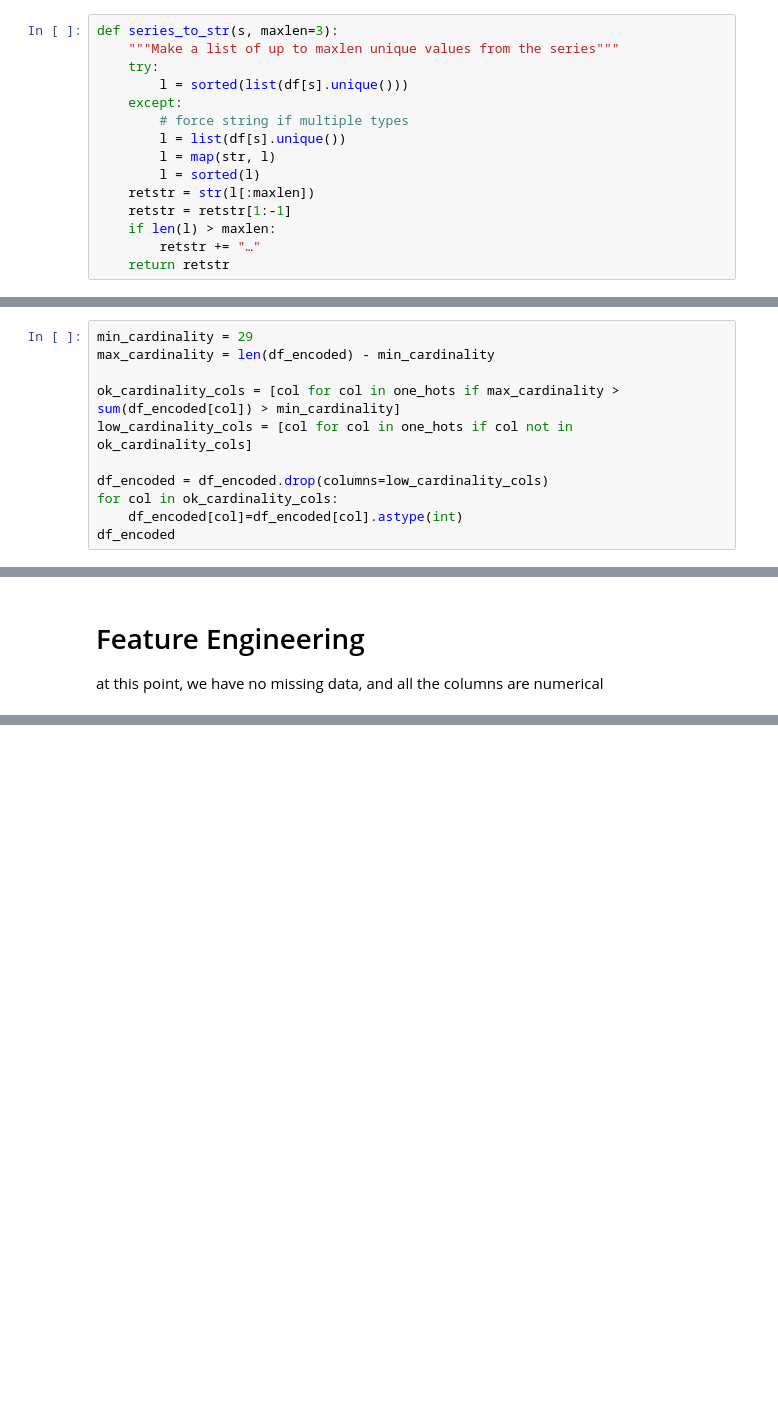
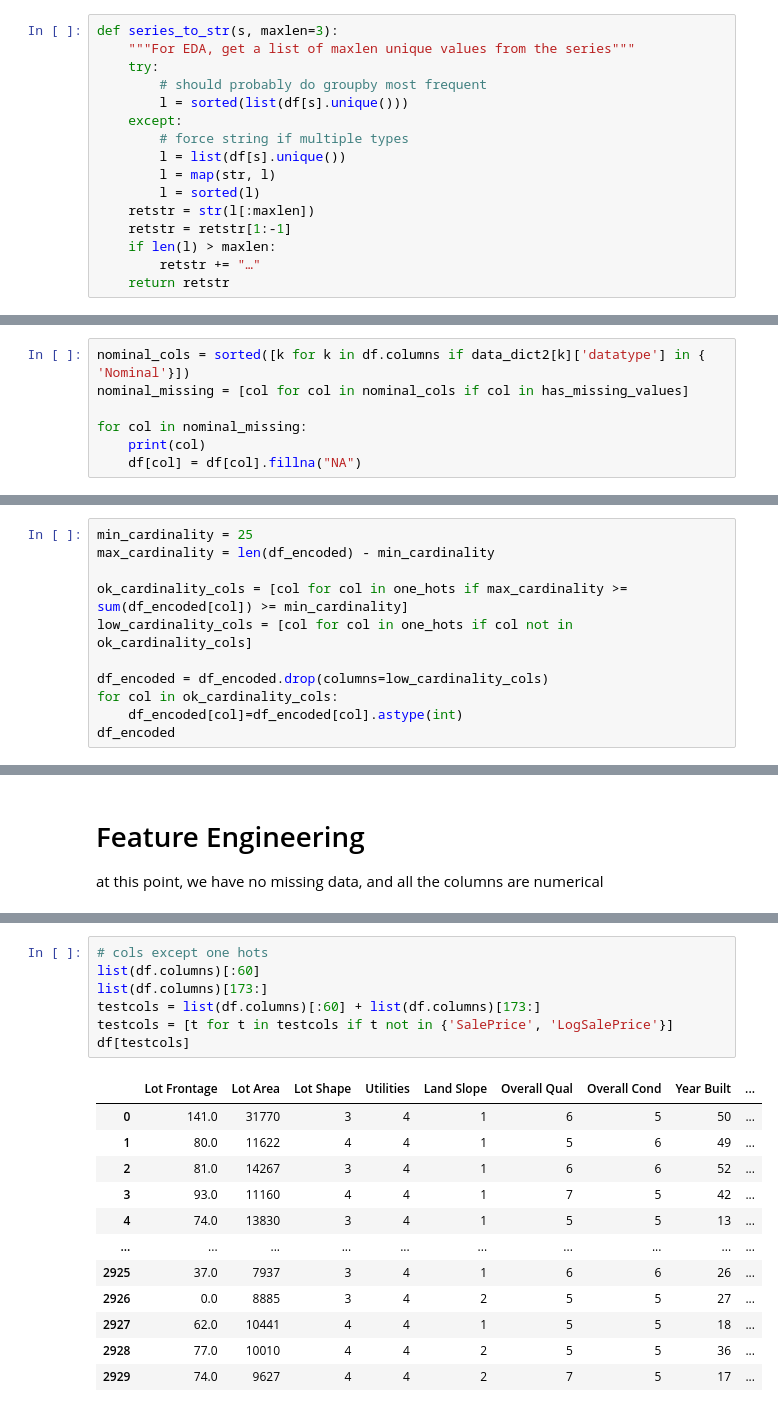
Before and after one commit to druce/iowa, a Jupyter notebook: ChatGPT_datascience.ipynb, the cells around one changed output, grey strips where cells are left out. Drawn from its saved outputs; the diff is of its cells as text; blank space fills up the shorter version.

```diff
--- a/ChatGPT_datascience.ipynb
+++ b/ChatGPT_datascience.ipynb
@@ -769,7 +860,8 @@ len(df)
 # %%
 def series_to_str(s, maxlen=3):
-    """Make a list of up to maxlen unique values from the series"""
+    """For EDA, get a list of maxlen unique values from the series"""
     try:
+        # should probably do groupby most frequent
         l = sorted(list(df[s].unique()))
     except:
         # force string if multiple types
@@ -1667,0 +1738,7 @@ for col in nominal_missing:
+# %%
+nominal_cols = sorted([k for k in df.columns if data_dict2[k]['datatype'] in { 'Nominal'}])
+nominal_missing = [col for col in nominal_cols if col in has_missing_values]
+
+for col in nominal_missing:
+    print(col)
+    df[col] = df[col].fillna("NA")
@@ -1729,10 +1802,10 @@ df_encoded
 # %%
 one_hots = [col for col in df_encoded.columns if df_encoded[col].dtype == bool]
 # %%
-min_cardinality = 29
+min_cardinality = 25
 max_cardinality = len(df_encoded) - min_cardinality
 
-ok_cardinality_cols = [col for col in one_hots if max_cardinality > sum(df_encoded[col]) > min_cardinality]
+ok_cardinality_cols = [col for col in one_hots if max_cardinality >= sum(df_encoded[col]) >= min_cardinality]
 low_cardinality_cols = [col for col in one_hots if col not in ok_cardinality_cols]
 
 df_encoded = df_encoded.drop(columns=low_cardinality_cols)
@@ -1989,0 +2071,20 @@ Elapsed:     50.867944 seconds
+# %%
+# cols except one hots
+list(df.columns)[:60]
+list(df.columns)[173:]
+testcols = list(df.columns)[:60] + list(df.columns)[173:]
+testcols = [t for t in testcols if t not in {'SalePrice', 'LogSalePrice'}]
+df[testcols]
+# %% [output]
+|  | Lot Frontage | Lot Area | Lot Shape | Utilities | Land Slope | Overall Qual | Overall Cond | Year Built | ... |
+| 0 | 141.0 | 31770 | 3 | 4 | 1 | 6 | 5 | 50 | ... |
+| 1 | 80.0 | 11622 | 4 | 4 | 1 | 5 | 6 | 49 | ... |
+| 2 | 81.0 | 14267 | 3 | 4 | 1 | 6 | 6 | 52 | ... |
+| 3 | 93.0 | 11160 | 4 | 4 | 1 | 7 | 5 | 42 | ... |
+| 4 | 74.0 | 13830 | 3 | 4 | 1 | 5 | 5 | 13 | ... |
+| ... | ... | ... | ... | ... | ... | ... | ... | ... | ... |
+| 2925 | 37.0 | 7937 | 3 | 4 | 1 | 6 | 6 | 26 | ... |
+| 2926 | 0.0 | 8885 | 3 | 4 | 2 | 5 | 5 | 27 | ... |
+| 2927 | 62.0 | 10441 | 4 | 4 | 1 | 5 | 5 | 18 | ... |
+| 2928 | 77.0 | 10010 | 4 | 4 | 2 | 5 | 5 | 36 | ... |
+| 2929 | 74.0 | 9627 | 4 | 4 | 2 | 7 | 5 | 17 | ... |
```
Also changed, not shown: parts of 84 cells of this notebook.
